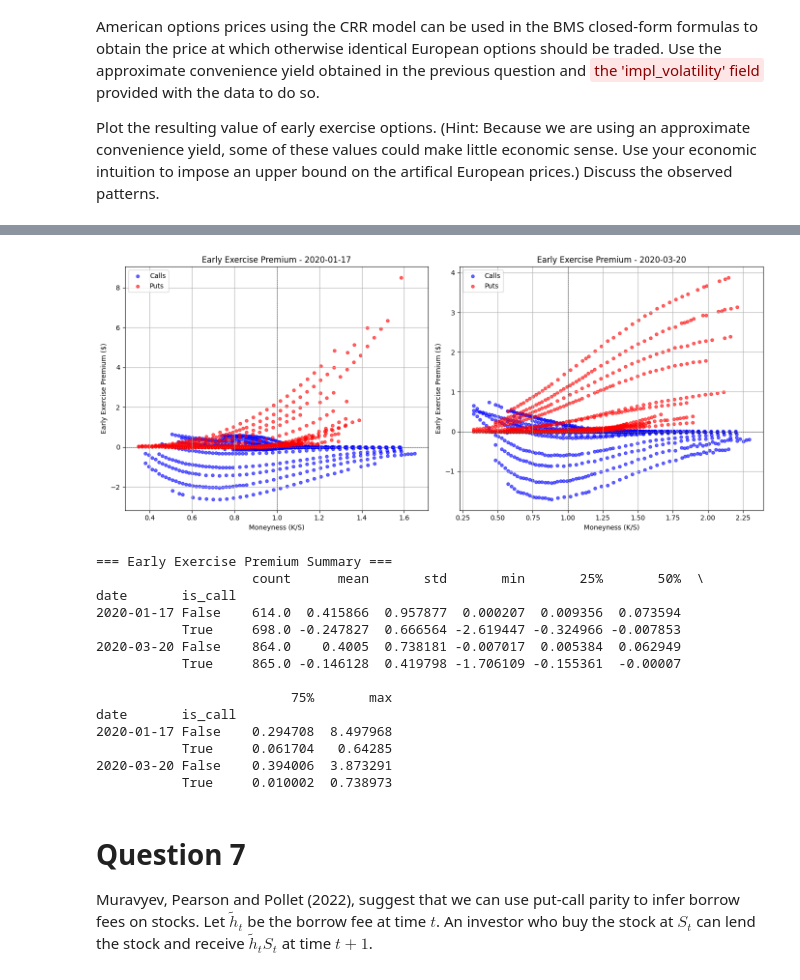
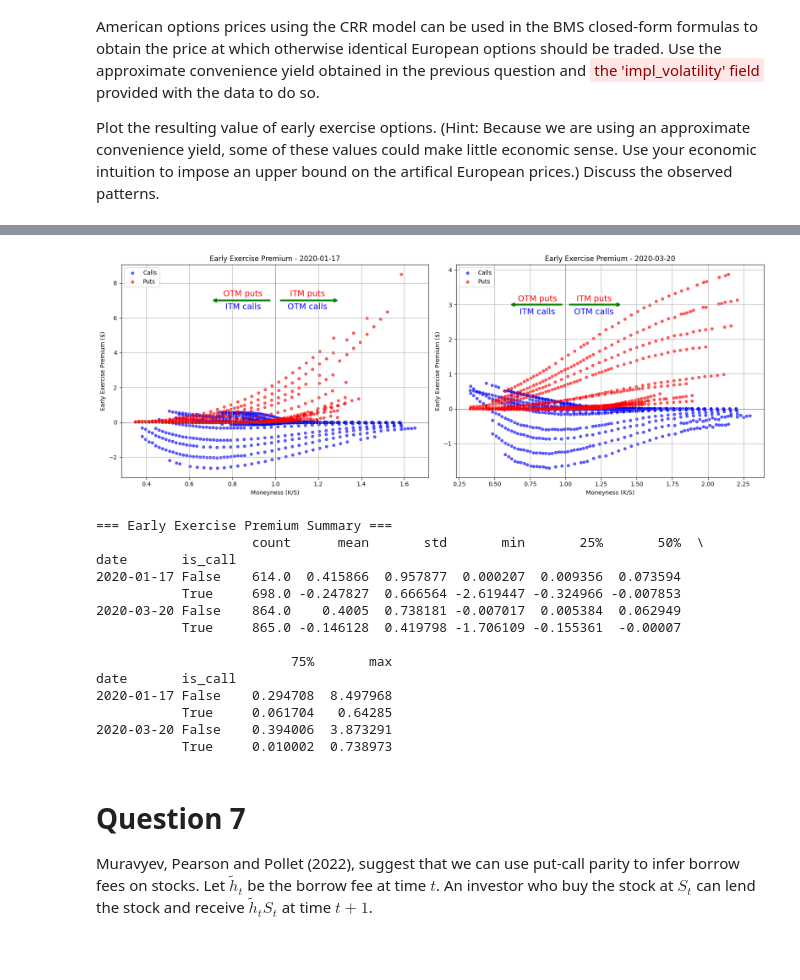
Before and after one commit to navid-nb/MSc_Derivatives_Project1, a Jupyter notebook: 202510-assignment1-en.ipynb, the cells around one changed output, grey strips where cells are left out. Drawn from its saved outputs; the diff is of its cells as text; code cells hidden in the pictures.

```diff
--- a/202510-assignment1-en.ipynb
+++ b/202510-assignment1-en.ipynb
@@ -495,12 +485,13 @@ options['EU_price_with_AM_IV'] = options.apply(
 # Step 2: Apply economic upper bounds
     # For calls: The price cannot exceed the stock price.
     # For puts: The price cannot exceed the present value of the strike (maximum payoff at expiry if stock price=0).
-options['european_price_bounded'] = options.apply(
-    lambda row: min(row['EU_price_with_AM_IV'], row['stock_price'])
-                if row['is_call']
-                else min(row['EU_price_with_AM_IV'], row['strike'] * np.exp(-row['risk_free'] * row['YTM'])),
-    axis=1
-)
+options['european_price_bounded'] = options['EU_price_with_AM_IV']
+# options['european_price_bounded'] = options.apply(
+#     lambda row: min(row['EU_price_with_AM_IV'], row['stock_price'])
+#                 if row['is_call']
+#                 else min(row['EU_price_with_AM_IV'], row['strike'] * np.exp(-row['risk_free'] * row['YTM'])),
+#     axis=1
+# )
 
 # Step 3: Calculate early exercise premium
 options['early_exercise_premium'] = options['option_price'] - options['european_price_bounded']
@@ -511,48 +502,75 @@ options['early_exercise_premium'] = options['option_price'] - options['european_
 options_jan17 = options[options['date'] == dt.date(2020, 1, 17)]
 options_mar20 = options[options['date'] == dt.date(2020, 3, 20)]
 
-fig, axes = plt.subplots(1, 2, figsize=(14, 6))
+fig, axes = plt.subplots(1, 2, figsize=(16, 6))
 
-# Jan 17 plot
+# ----------- Jan 17 subplot -----------
 ax = axes[0]
-calls_jan = options_jan17[options_jan17['is_call'] == True]
-puts_jan = options_jan17[options_jan17['is_call'] == False]
+calls_jan = options_jan17[options_jan17['is_call']]
+puts_jan = options_jan17[~options_jan17['is_call']]
 ax.scatter(calls_jan['moneyness'], calls_jan['early_exercise_premium'],
            c='blue', alpha=0.6, s=20, label='Calls')
 ax.scatter(puts_jan['moneyness'], puts_jan['early_exercise_premium'],
            c='red', alpha=0.6, s=20, label='Puts')
 ax.set_xlabel('Moneyness (K/S)')
 ax.set_ylabel('Early Exercise Premium ($)')
 ax.set_title('Early Exercise Premium - 2020-01-17')
 ax.axhline(y=0, color='black', linestyle='--', linewidth=0.5)
 ax.axvline(x=1, color='black', linestyle='--', linewidth=0.5)
 ax.legend()
 ax.grid(True)
+# Draw horizontal arrow for OTM puts and ITM calls
+ax.annotate('', xy=(0.7, 7), xytext=(0.98, 7),
+    arrowprops=dict(arrowstyle='-|>', color='green', linewidth=3))
 
-# Mar 20 plot
+ax.text(0.85, 7.15, 'OTM puts', ha='center', va='bottom', fontsize=14, color='red')
+ax.text(0.85, 6.85, 'ITM calls', ha='center', va='top', fontsize=14, color='blue')
+
+# Draw horizontal arrow for ITM puts and OTM calls
+ax.annotate('', xy=(1.3, 7), xytext=(1.02, 7),
+    arrowprops=dict(arrowstyle='-|>', color='green', linewidth=3))
+
+ax.text(1.15, 7.15, 'ITM puts', ha='center', va='bottom', fontsize=14, color='red')
+ax.text(1.15, 6.85, 'OTM calls', ha='center', va='top', fontsize=14, color='blue')
+
+# ----------- Mar 20 subplot -----------
 ax = axes[1]
-calls_mar = options_mar20[options_mar20['is_call'] == True]
-puts_mar = options_mar20[options_mar20['is_call'] == False]
+calls_mar = options_mar20[options_mar20['is_call']]
+puts_mar = options_mar20[~options_mar20['is_call']]
 ax.scatter(calls_mar['moneyness'], calls_mar['early_exercise_premium'],
            c='blue', alpha=0.6, s=20, label='Calls')
 ax.scatter(puts_mar['moneyness'], puts_mar['early_exercise_premium'],
            c='red', alpha=0.6, s=20, label='Puts')
 ax.set_xlabel('Moneyness (K/S)')
 ax.set_ylabel('Early Exercise Premium ($)')
 ax.set_title('Early Exercise Premium - 2020-03-20')
 ax.axhline(y=0, color='black', linestyle='--', linewidth=0.5)
 ax.axvline(x=1, color='black', linestyle='--', linewidth=0.5)
 ax.legend()
 ax.grid(True)
+# Draw horizontal arrow for OTM puts and ITM calls
+ax.annotate('', xy=(0.6, 3), xytext=(0.98, 3),
+    arrowprops=dict(arrowstyle='-|>', color='green', linewidth=3))
+
+ax.text(0.8, 3.05, 'OTM puts', ha='center', va='bottom', fontsize=14, color='red')
+ax.text(0.8, 2.9, 'ITM calls', ha='center', va='top', fontsize=14, color='blue')
+
+# Draw horizontal arrow for ITM puts and OTM calls
+ax.annotate('', xy=(1.4, 3), xytext=(1.02, 3),
+    arrowprops=dict(arrowstyle='-|>', color='green', linewidth=3))
+
+ax.text(1.2, 3.05, 'ITM puts', ha='center', va='bottom', fontsize=14, color='red')
+ax.text(1.2, 2.9, 'OTM calls', ha='center', va='top', fontsize=14, color='blue')
+
 
 plt.tight_layout()
 plt.show()
 
 # Step 5: Summary statistics
 print("\n=== Early Exercise Premium Summary ===")
 print(options.groupby(['date', 'is_call'])['early_exercise_premium'].describe())
 # %% [output]
-[figure, old version]
+[figure, new version]
 === Early Exercise Premium Summary ===
                     count      mean       std       min       25%       50%  \
 date       is_call
```
Also changed, not shown: parts of 13 cells of this notebook, 1 other file.
